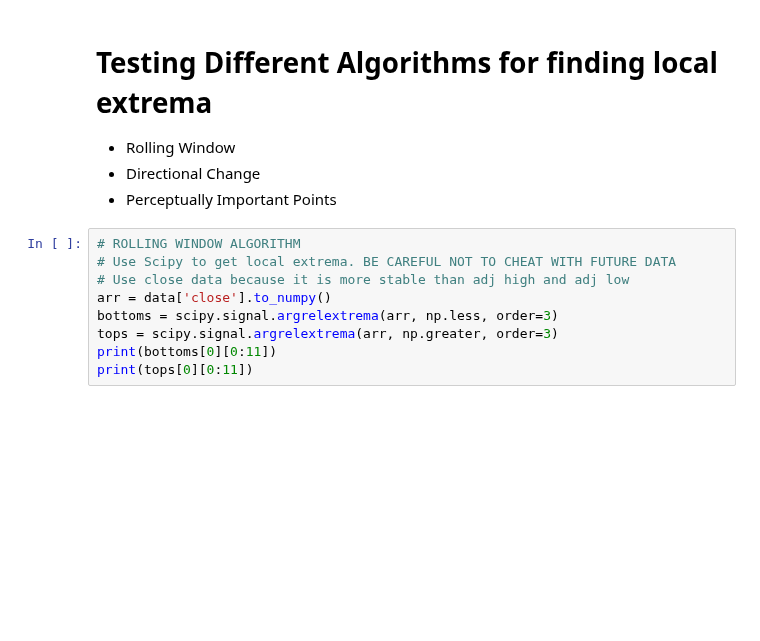
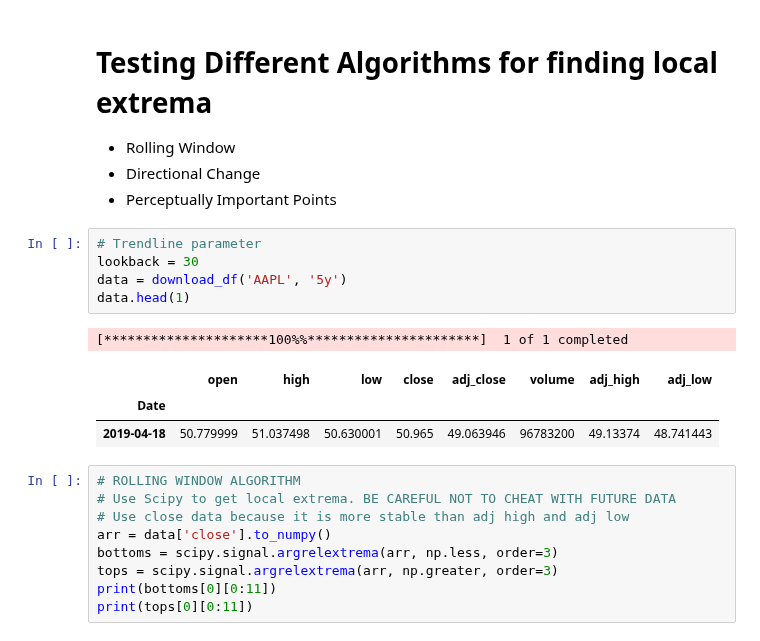
Before and after one commit to tcarlucc/machine-learning-final, a Jupyter notebook: reversal_patterns.ipynb, the cells around one changed output. Saved outputs shown, nothing was run; the diff lists cells and outputs as text; blank space fills up the shorter version.

```diff
--- a/reversal_patterns.ipynb
+++ b/reversal_patterns.ipynb
@@ -42,6 +48,16 @@ NameError: name 'download_df' is not defined
 - Rolling Window
 - Directional Change
 - Perceptually Important Points
+# %%
+# Trendline parameter
+lookback = 30
+data = download_df('AAPL', '5y')
+data.head(1)
+# %% [output]
+[*********************100%%**********************]  1 of 1 completed
+|  | open | high | low | close | adj_close | volume | adj_high | adj_low |
+| Date |  |  |  |  |  |  |  |  |
+| 2019-04-18 | 50.779999 | 51.037498 | 50.630001 | 50.965 | 49.063946 | 96783200 | 49.13374 | 48.741443 |
 # %%
 # ROLLING WINDOW ALGORITHM
 # Use Scipy to get local extrema. BE CAREFUL NOT TO CHEAT WITH FUTURE DATA
```
Also changed, not shown: parts of 12 cells of this notebook, 4 other files.
